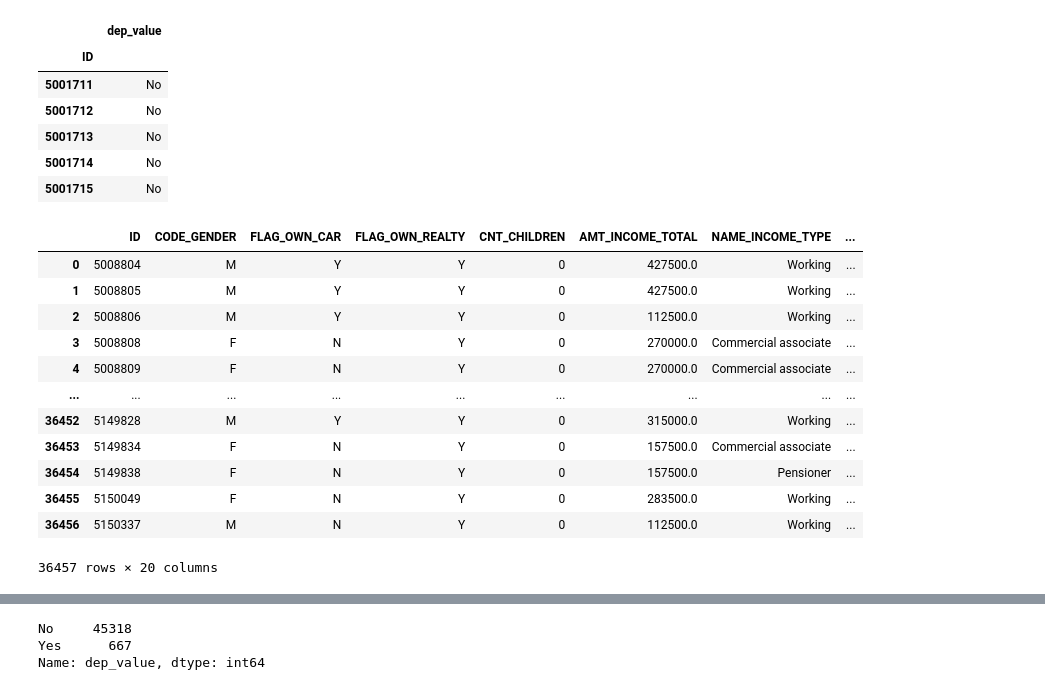
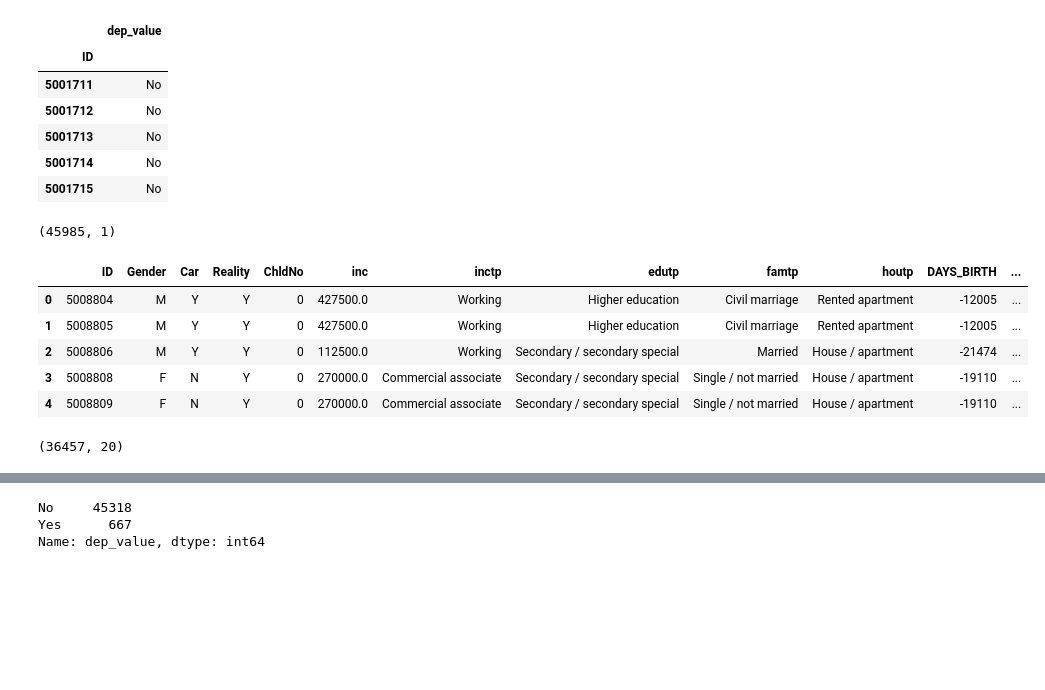
Before and after one commit to EdwinLeeRojasSacre/ML-DL, a Jupyter notebook: Credit Card Approval Prediction/Credit Card v_1.1.ipynb, the cells around one changed output, grey strips where cells are left out. Drawn from its saved outputs; the diff is of its cells as text; code cells hidden in the pictures; blank space fills up the shorter version.

```diff
--- a/Credit Card Approval Prediction/Credit Card v_1.1.ipynb
+++ b/Credit Card Approval Prediction/Credit Card v_1.1.ipynb
@@ -184,4 +210,8 @@ cpunt.head()
 | 5001713 | No |
 | 5001714 | No |
 | 5001715 | No |
+# %%
+cpunt.shape
+# %% [output]
+(45985, 1)
 # %%
@@ -188,20 +219,17 @@ cpunt.head()
 new_data=pd.merge(new_data,cpunt,how='inner',on='ID')
 # %%
-new_data
+new_data.head()
 # %% [output]
-|  | ID | CODE_GENDER | FLAG_OWN_CAR | FLAG_OWN_REALTY | CNT_CHILDREN | AMT_INCOME_TOTAL | NAME_INCOME_TYPE | ... |
-| 0 | 5008804 | M | Y | Y | 0 | 427500.0 | Working | ... |
-| 1 | 5008805 | M | Y | Y | 0 | 427500.0 | Working | ... |
-| 2 | 5008806 | M | Y | Y | 0 | 112500.0 | Working | ... |
-| 3 | 5008808 | F | N | Y | 0 | 270000.0 | Commercial associate | ... |
-| 4 | 5008809 | F | N | Y | 0 | 270000.0 | Commercial associate | ... |
-| ... | ... | ... | ... | ... | ... | ... | ... | ... |
-| 36452 | 5149828 | M | Y | Y | 0 | 315000.0 | Working | ... |
-| 36453 | 5149834 | F | N | Y | 0 | 157500.0 | Commercial associate | ... |
-| 36454 | 5149838 | F | N | Y | 0 | 157500.0 | Pensioner | ... |
-| 36455 | 5150049 | F | N | Y | 0 | 283500.0 | Working | ... |
-| 36456 | 5150337 | M | N | Y | 0 | 112500.0 | Working | ... |
+|  | ID | Gender | Car | Reality | ChldNo | inc | inctp | edutp | famtp | houtp | DAYS_BIRTH | ... |
+| 0 | 5008804 | M | Y | Y | 0 | 427500.0 | Working | Higher education | Civil marriage | Rented apartment | -12005 | ... |
+| 1 | 5008805 | M | Y | Y | 0 | 427500.0 | Working | Higher education | Civil marriage | Rented apartment | -12005 | ... |
+| 2 | 5008806 | M | Y | Y | 0 | 112500.0 | Working | Secondary / secondary special | Married | House / apartment | -21474 | ... |
+| 3 | 5008808 | F | N | Y | 0 | 270000.0 | Commercial associate | Secondary / secondary special | Single / not married | House / apartment | -19110 | ... |
+| 4 | 5008809 | F | N | Y | 0 | 270000.0 | Commercial associate | Secondary / secondary special | Single / not married | House / apartment | -19110 | ... |
-36457 rows × 20 columns
+# %%
+new_data.shape
+# %% [output]
+(36457, 20)
 # %%
 new_data['target']=new_data['dep_value']
 new_data.loc[new_data['target']=='Yes','target']=1
```
Also changed, not shown: parts of 15 cells of this notebook.
